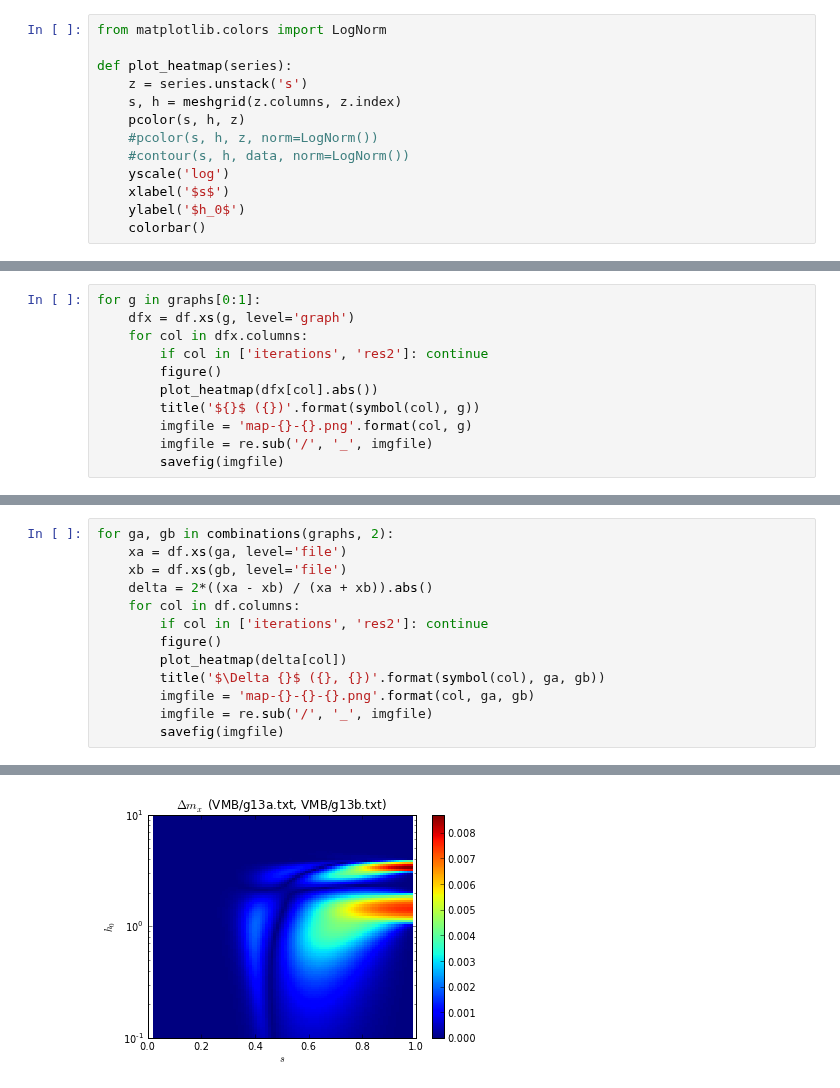
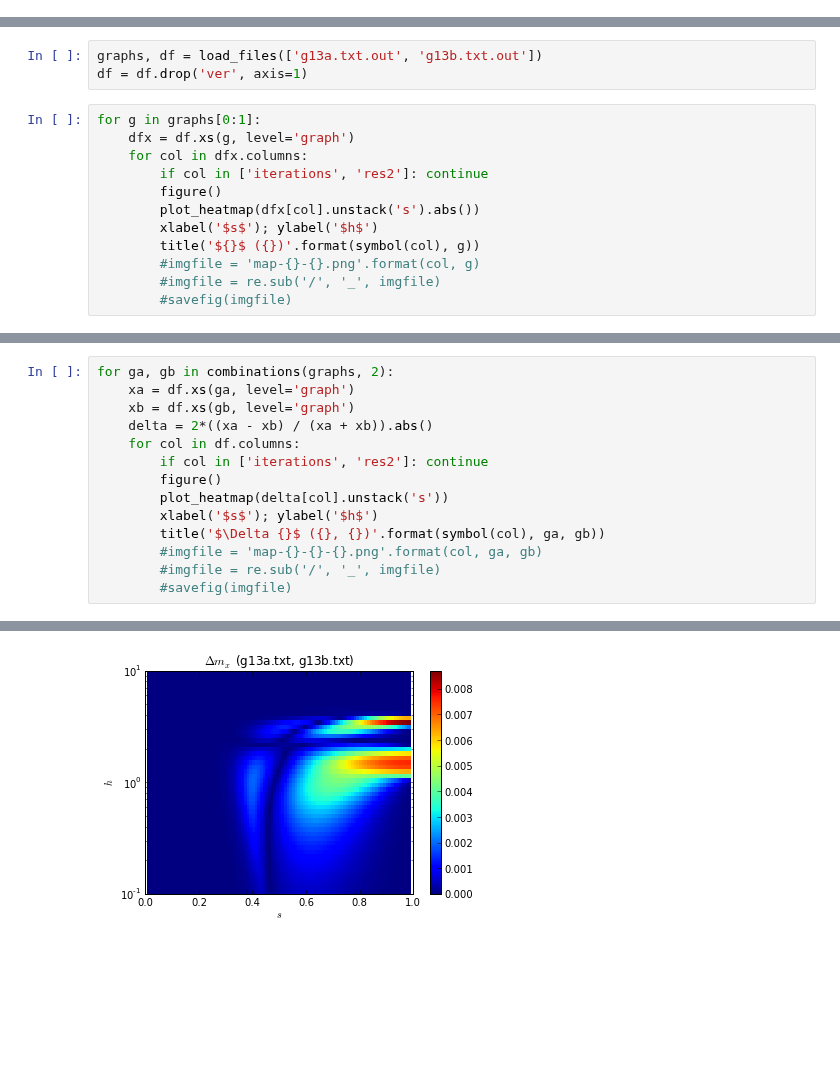
Before and after one commit to mcwitt/quantum-graph-isomorphism, a Jupyter notebook: analysis/heatmap.ipynb, the cells around one changed output, grey strips where cells are left out. Saved outputs shown, nothing was run; the diff lists cells and outputs as text; blank space fills up the shorter version.

```diff
--- a/analysis/heatmap.ipynb
+++ b/analysis/heatmap.ipynb
@@ -6,13 +5,0 @@ from symbols import symbol
-# %%
-from matplotlib.colors import LogNorm
-
-def plot_heatmap(series):
-    z = series.unstack('s')
-    s, h = meshgrid(z.columns, z.index)
-    pcolor(s, h, z)
-    #pcolor(s, h, z, norm=LogNorm())
-    #contour(s, h, data, norm=LogNorm())
-    yscale('log')
-    xlabel('$s$')
-    ylabel('$h_0$')
-    colorbar()
@@ -29,12 +6,16 @@ df = df.drop('ver', axis=1)
+# %%
+graphs, df = load_files(['g13a.txt.out', 'g13b.txt.out'])
+df = df.drop('ver', axis=1)
 # %%
 for g in graphs[0:1]:
     dfx = df.xs(g, level='graph')
     for col in dfx.columns:
         if col in ['iterations', 'res2']: continue
         figure()
-        plot_heatmap(dfx[col].abs())
+        plot_heatmap(dfx[col].unstack('s').abs())
+        xlabel('$s$'); ylabel('$h$')
         title('${}$ ({})'.format(symbol(col), g))
-        imgfile = 'map-{}-{}.png'.format(col, g)
-        imgfile = re.sub('/', '_', imgfile)
-        savefig(imgfile)
+        #imgfile = 'map-{}-{}.png'.format(col, g)
+        #imgfile = re.sub('/', '_', imgfile)
+        #savefig(imgfile)
 # %% [output]
@@ -46,14 +27,15 @@ for g in graphs[0:1]:
 # %%
 for ga, gb in combinations(graphs, 2):
-    xa = df.xs(ga, level='file')
-    xb = df.xs(gb, level='file')
+    xa = df.xs(ga, level='graph')
+    xb = df.xs(gb, level='graph')
     delta = 2*((xa - xb) / (xa + xb)).abs()
     for col in df.columns:
         if col in ['iterations', 'res2']: continue
         figure()
-        plot_heatmap(delta[col])
+        plot_heatmap(delta[col].unstack('s'))
+        xlabel('$s$'); ylabel('$h$')
         title('$\Delta {}$ ({}, {})'.format(symbol(col), ga, gb))
-        imgfile = 'map-{}-{}-{}.png'.format(col, ga, gb)
-        imgfile = re.sub('/', '_', imgfile)
-        savefig(imgfile)
+        #imgfile = 'map-{}-{}-{}.png'.format(col, ga, gb)
+        #imgfile = re.sub('/', '_', imgfile)
+        #savefig(imgfile)
 # %% [output]
@@ -62 +44 @@ for ga, gb in combinations(graphs, 2):
-[figure, old version]
+[figure, new version]
```
Also changed, not shown: parts of 4 cells of this notebook.
